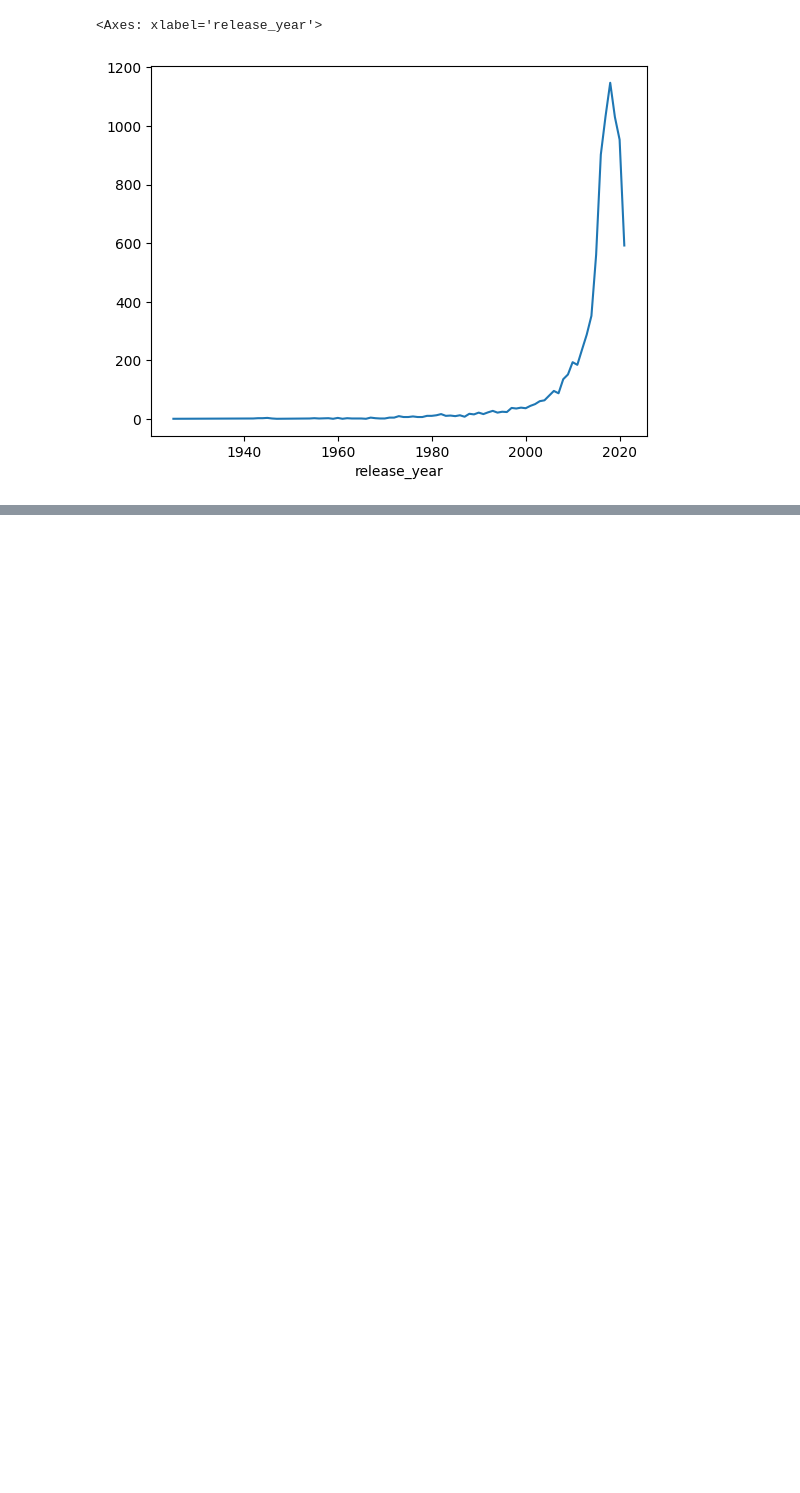
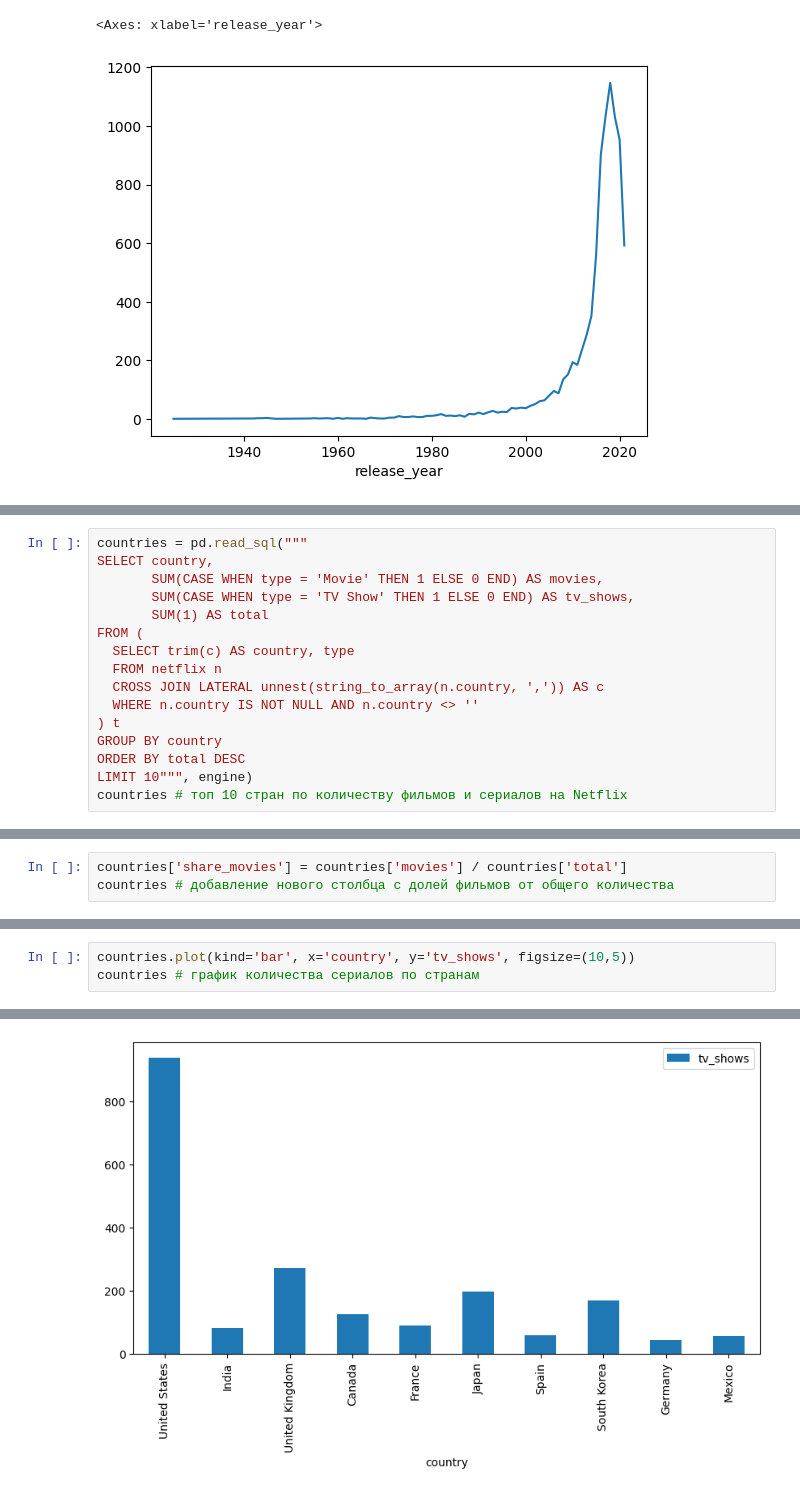
Before and after one commit to Alexey9991984/DataAnalysisPractice, a Jupyter notebook: notebooks/Netflix.ipynb, the cells around one changed output, grey strips where cells are left out. Saved outputs shown, nothing was run; the diff lists cells and outputs as text; blank space fills up the shorter version.

```diff
--- a/notebooks/Netflix.ipynb
+++ b/notebooks/Netflix.ipynb
@@ -224,3 +145,19 @@ Youssef Chahine           12
 Jay Chapman               12
 Steven Spielberg          11
 Name: count, dtype: int64
+# %%
+countries = pd.read_sql("""
+SELECT country,
+       SUM(CASE WHEN type = 'Movie' THEN 1 ELSE 0 END) AS movies,
+       SUM(CASE WHEN type = 'TV Show' THEN 1 ELSE 0 END) AS tv_shows,
+       SUM(1) AS total
+FROM (
+  SELECT trim(c) AS country, type
+  FROM netflix n
+  CROSS JOIN LATERAL unnest(string_to_array(n.country, ',')) AS c
+  WHERE n.country IS NOT NULL AND n.country <> ''
+) t
+GROUP BY country
+ORDER BY total DESC
+LIMIT 10""", engine)
+countries # топ 10 стран по количеству фильмов и сериалов на Netflix
@@ -226,0 +176,3 @@ Name: count, dtype: int64
+# %%
+countries['share_movies'] = countries['movies'] / countries['total']
+countries # добавление нового столбца с долей фильмов от общего количества
@@ -226,0 +191,4 @@ Name: count, dtype: int64
+# %%
+countries.plot(kind='bar', x='country', y='tv_shows', figsize=(10,5))
+countries # график количества сериалов по странам
+# %% [output]
@@ -226,0 +206 @@ Name: count, dtype: int64
+[figure, added]
```
Also changed, not shown: parts of 12 cells of this notebook, 9 other files.
